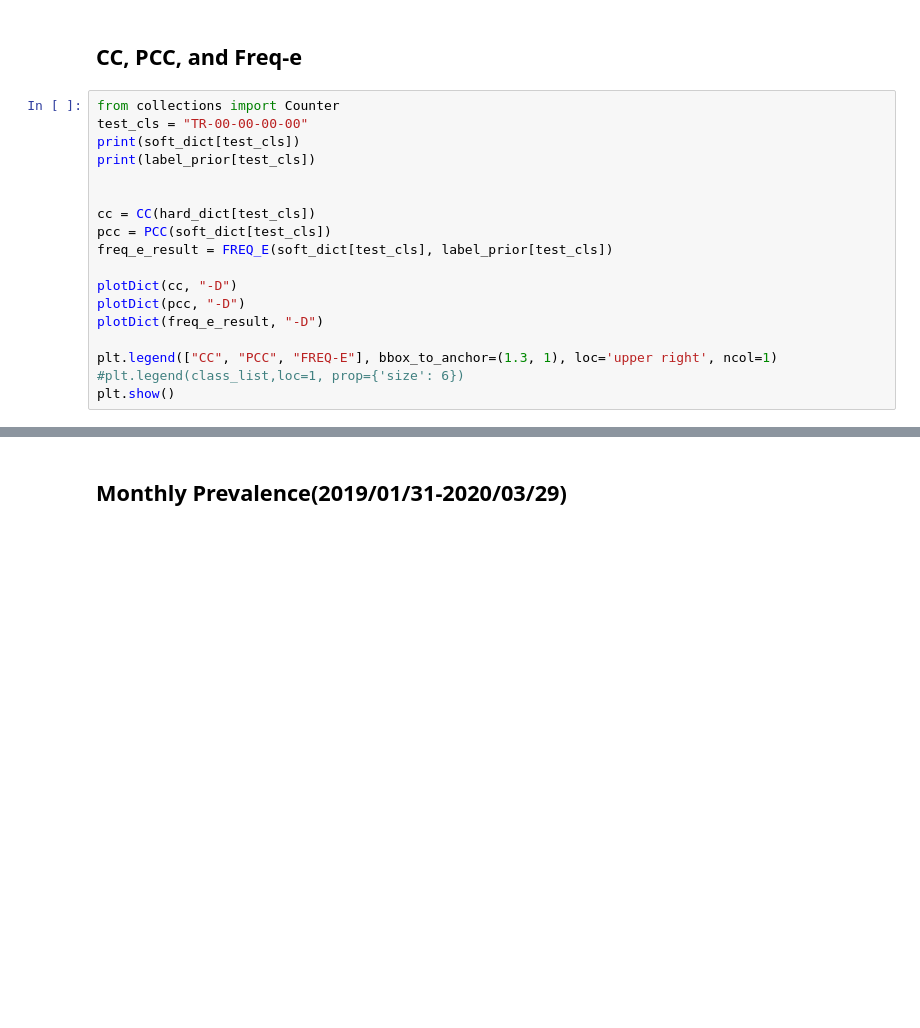
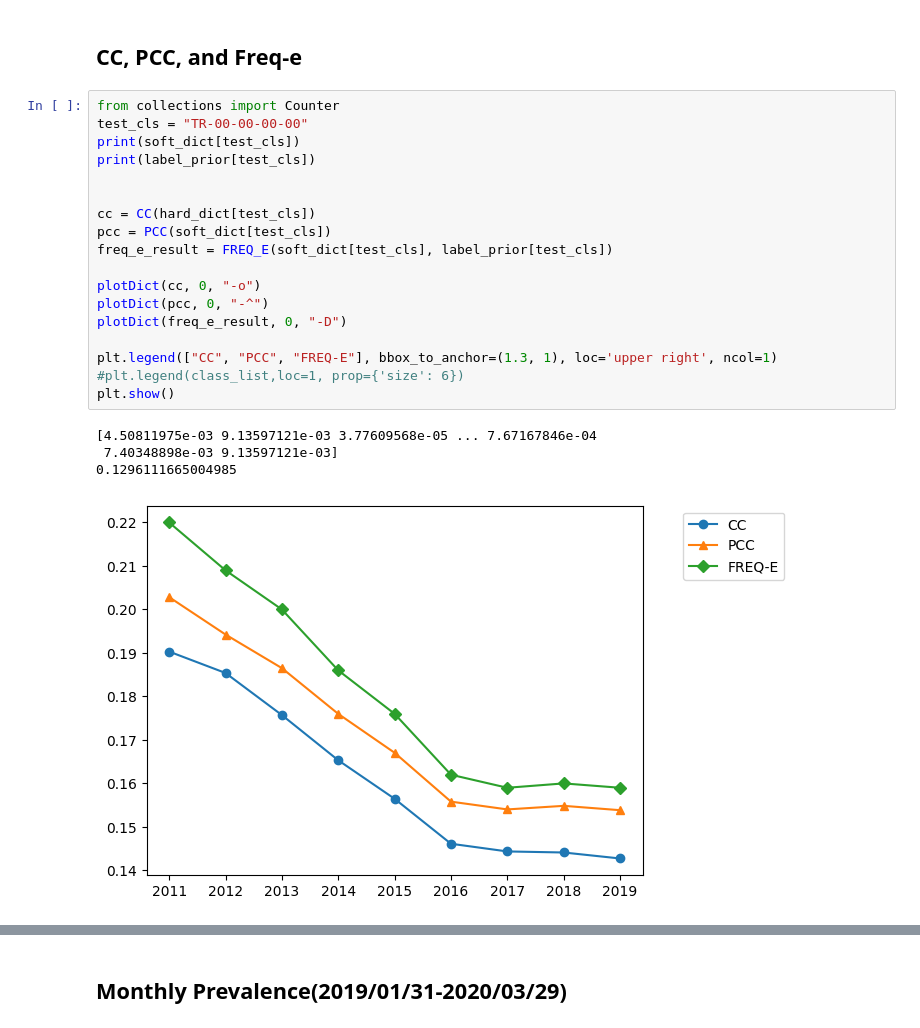
Before and after one commit to heeh/legal_advice, a Jupyter notebook: predictor.ipynb, the cells around one changed output, grey strips where cells are left out. Drawn from its saved outputs; the diff is of its cells as text; blank space fills up the shorter version.

```diff
--- a/predictor.ipynb
+++ b/predictor.ipynb
@@ -503,19 +587,24 @@ def FREQ_E(soft_dict, label_prior):
 # %%
 from collections import Counter
 test_cls = "TR-00-00-00-00"
 print(soft_dict[test_cls])
 print(label_prior[test_cls])
 
 
 cc = CC(hard_dict[test_cls])
 pcc = PCC(soft_dict[test_cls])
 freq_e_result = FREQ_E(soft_dict[test_cls], label_prior[test_cls])
 
-plotDict(cc, "-D")
-plotDict(pcc, "-D")
-plotDict(freq_e_result, "-D")
+plotDict(cc, 0, "-o")
+plotDict(pcc, 0, "-^")
+plotDict(freq_e_result, 0, "-D")
 
 plt.legend(["CC", "PCC", "FREQ-E"], bbox_to_anchor=(1.3, 1), loc='upper right', ncol=1)
 #plt.legend(class_list,loc=1, prop={'size': 6})
 plt.show()
+# %% [output]
+[4.50811975e-03 9.13597121e-03 3.77609568e-05 ... 7.67167846e-04
+ 7.40348898e-03 9.13597121e-03]
+0.1296111665004985
+[figure, added]
 # %% [markdown]
```
Also changed, not shown: parts of 28 cells of this notebook.
